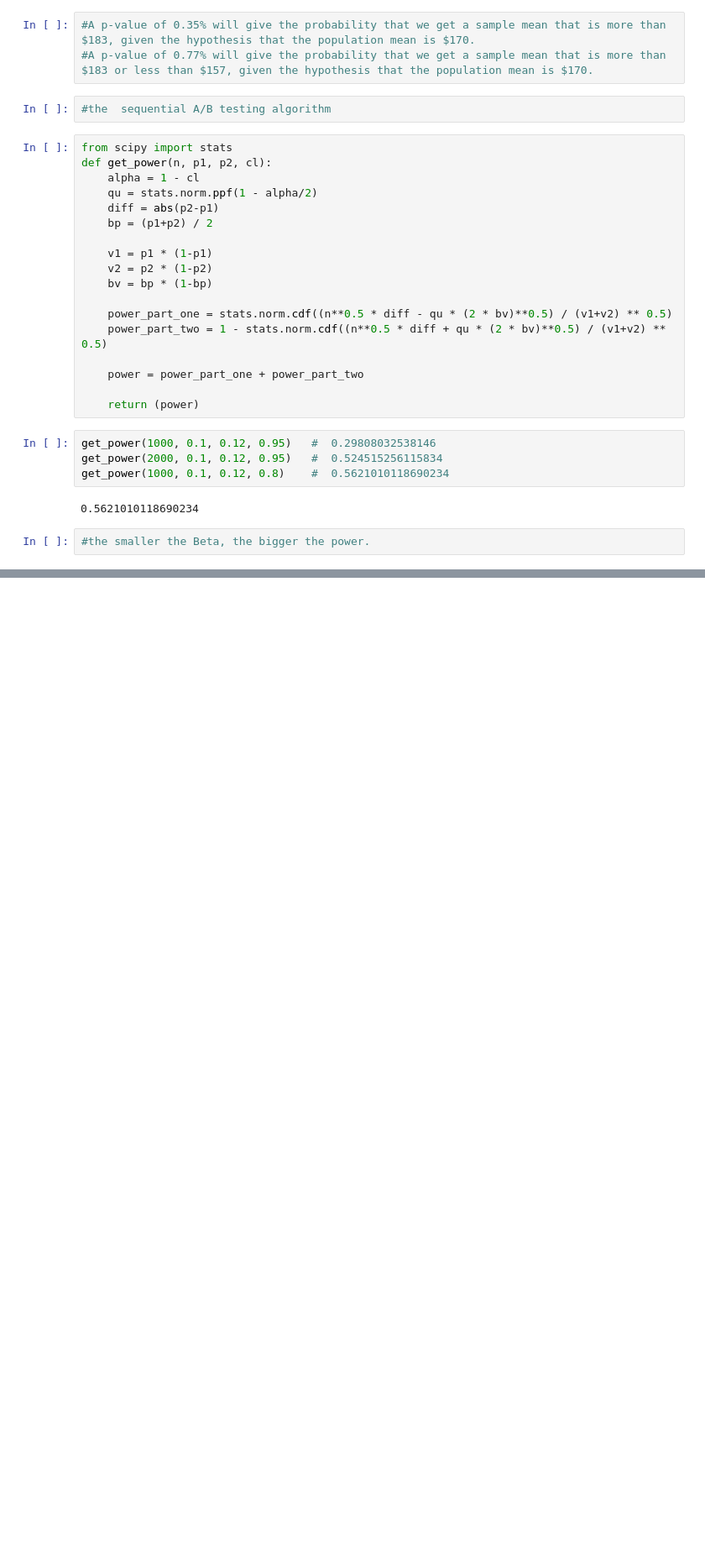
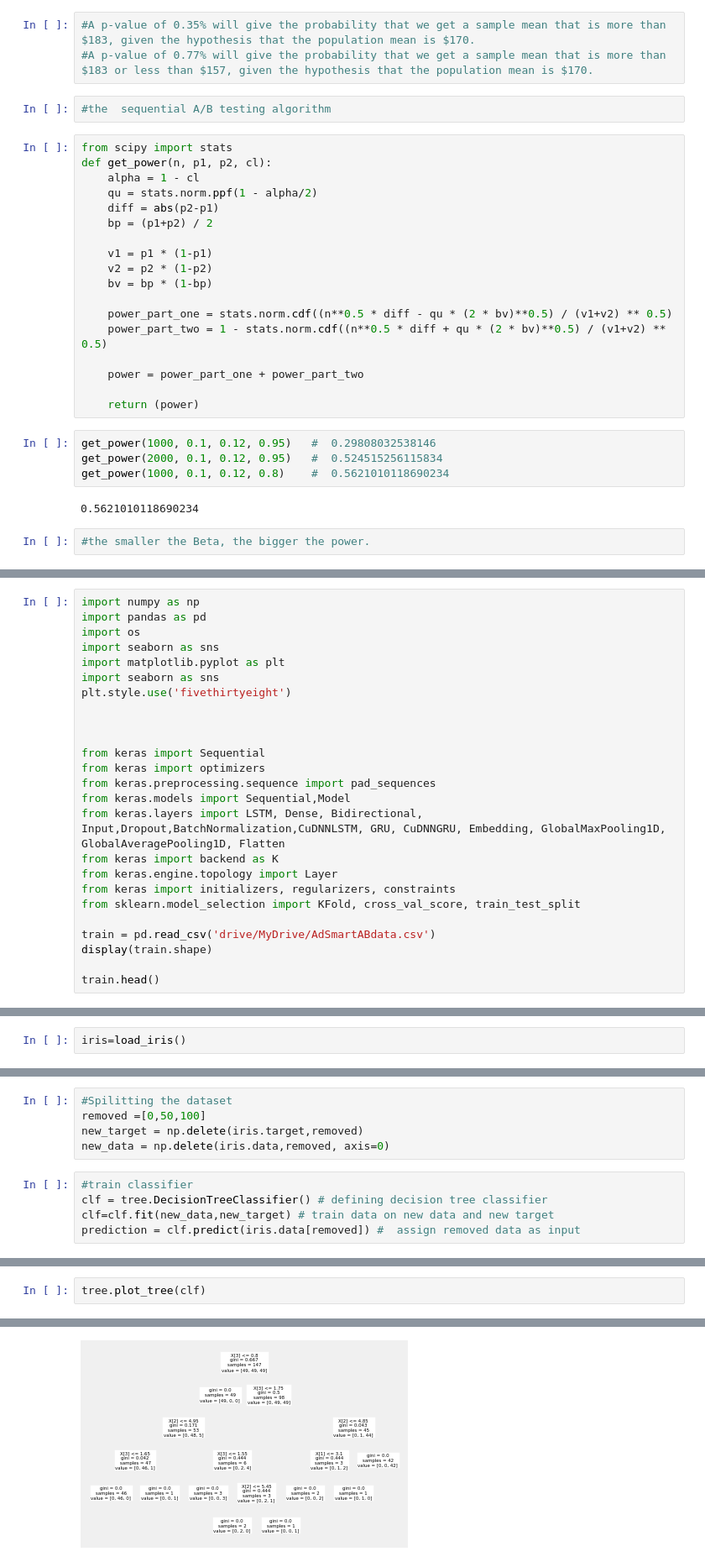
Before and after one commit to sabaagizew/-A-B-testing-analysis, a Jupyter notebook: AB_Test.ipynb, the cells around one changed output, grey strips where cells are left out. Shown at 84% size. Cells and saved outputs as stored; diff of their text form; blank space fills up the shorter version.

```diff
--- a/AB_Test.ipynb
+++ b/AB_Test.ipynb
@@ -235,0 +287,25 @@ get_power(1000, 0.1, 0.12, 0.8)    #  0.5621010118690234
+# %%
+import numpy as np
+import pandas as pd
+import os
+import seaborn as sns
+import matplotlib.pyplot as plt
+import seaborn as sns
+plt.style.use('fivethirtyeight')
+
+
+
+from keras import Sequential
+from keras import optimizers
+from keras.preprocessing.sequence import pad_sequences
+from keras.models import Sequential,Model
+from keras.layers import LSTM, Dense, Bidirectional, Input,Dropout,BatchNormalization,CuDNNLSTM, GRU, CuDNNGRU, Embedding, GlobalMaxPooling1D, GlobalAveragePooling1D, Flatten
+from keras import backend as K
+from keras.engine.topology import Layer
+from keras import initializers, regularizers, constraints
+from sklearn.model_selection import KFold, cross_val_score, train_test_split
+
+train = pd.read_csv('drive/MyDrive/AdSmartABdata.csv')
+display(train.shape)
+
+train.head()
@@ -235,0 +455,2 @@ get_power(1000, 0.1, 0.12, 0.8)    #  0.5621010118690234
+# %%
+iris=load_iris()
@@ -235,0 +469,10 @@ get_power(1000, 0.1, 0.12, 0.8)    #  0.5621010118690234
+# %%
+#Spilitting the dataset
+removed =[0,50,100]
+new_target = np.delete(iris.target,removed)
+new_data = np.delete(iris.data,removed, axis=0)
+# %%
+#train classifier
+clf = tree.DecisionTreeClassifier() # defining decision tree classifier
+clf=clf.fit(new_data,new_target) # train data on new data and new target
+prediction = clf.predict(iris.data[removed]) #  assign removed data as input
@@ -235,0 +485,3 @@ get_power(1000, 0.1, 0.12, 0.8)    #  0.5621010118690234
+# %%
+tree.plot_tree(clf)
+# %% [output]
@@ -235,0 +505 @@ get_power(1000, 0.1, 0.12, 0.8)    #  0.5621010118690234
+[figure, added]
```
Also changed, not shown: parts of 37 cells of this notebook.
